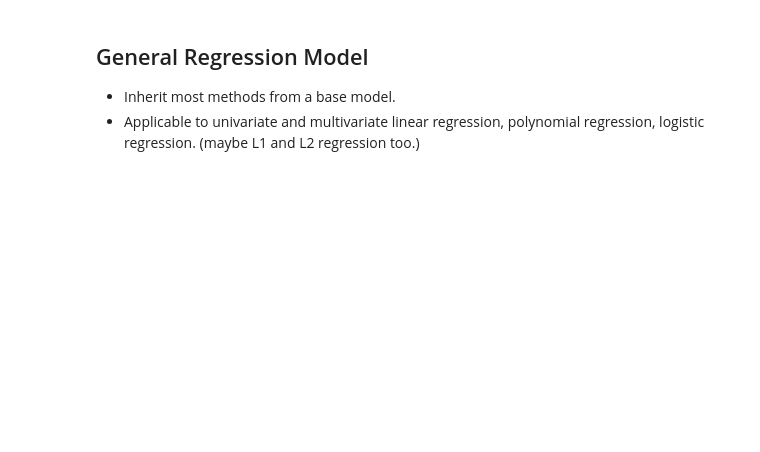
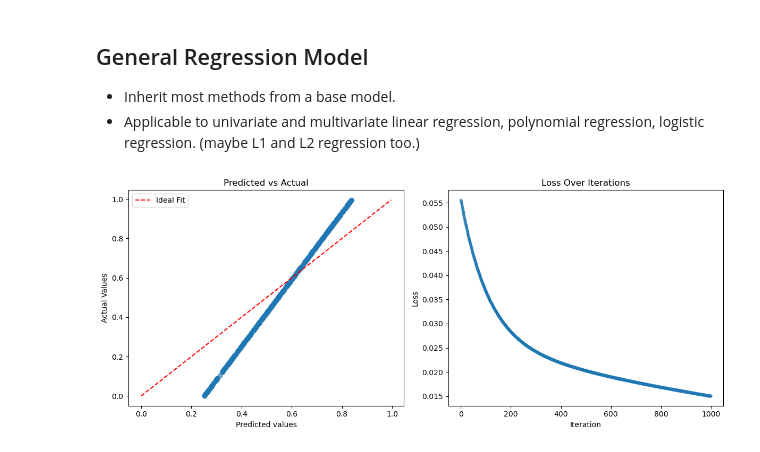
Before and after one commit to DomingoPC/ml-models, a Jupyter notebook: linear-regression.ipynb, the cells around one changed output. Saved outputs shown, nothing was run; the diff lists cells and outputs as text; code cells hidden in the pictures; blank space fills up the shorter version.

Commit message:
Univariate Regression Model. Summary and Visualization in base model.

```diff
--- a/linear-regression.ipynb
+++ b/linear-regression.ipynb
@@ -182,32 +241,23 @@ class base_regression_model():
 # %%
-# Needs fixing yet
+class univariate_lr(base_regression_model):
+    def _evaluate(self):
+        # Loss function
+        errors = self.y - self.pred
+        loss = np.mean(errors ** 2)
 
-class univariate_lr(base_regression_model):
-    def __init__(self, data, y_name, x_names, iter_limit=1000, tolerance=0.001, learning_rate=0.001, random_seed=33):
-        super().__init__(data, y_name, x_names, iter_limit, tolerance, learning_rate, random_seed)
-
-    def _evaluate(self):
-        # error = y_real - y_pred
-        error = self.y - self.pred
-
-        loss = np.mean(error**2)
-
-        # Gradient
-        coeff = np.array([self.coeff[col] for col in self.x.columns])
-
-
-        dL_dm = -2 * np.mean(
-            [(yi - (self.m * xi + self.n) ) * xi for yi,xi in zip(self.y, self.x)]
-        )
-        dL_dn = -2 * np.mean(
-            [(yi - (self.m * xi + self.n) ) for yi,xi in zip(self.y, self.x)]
-        )
-
-        return {
-            'pred': pred,
-            'L': L,
-            'dL_dm': dL_dm,
-            'dL_dn': dL_dn
+        # Gradient:
+        # - For independent variables:  d(loss)/d(m_k) = -2/N sum_(i=1)^(N) [errors_i * self.x_i]
+        # - For bias:                   d(loss)/d(m_k) = -2/N sum_(i=1)^(N) [errors_i * 1]
+        #
+        # As self.x['bias'] = 1, extending the first expression to all variables, includes the bias.
+        gradient = {
+            var: (-2 * np.mean(errors * self.x[var])) for var in self.x
         }
 
-        return super()._evaluate()
+        # Return loss function and gradients
+        return (loss, gradient)
+# %%
+model = univariate_lr(data, y_name='target', x_names='indep')
+model.train()
+# %% [output]
+[figure, added]
```
Also changed, not shown: parts of 4 cells of this notebook.
